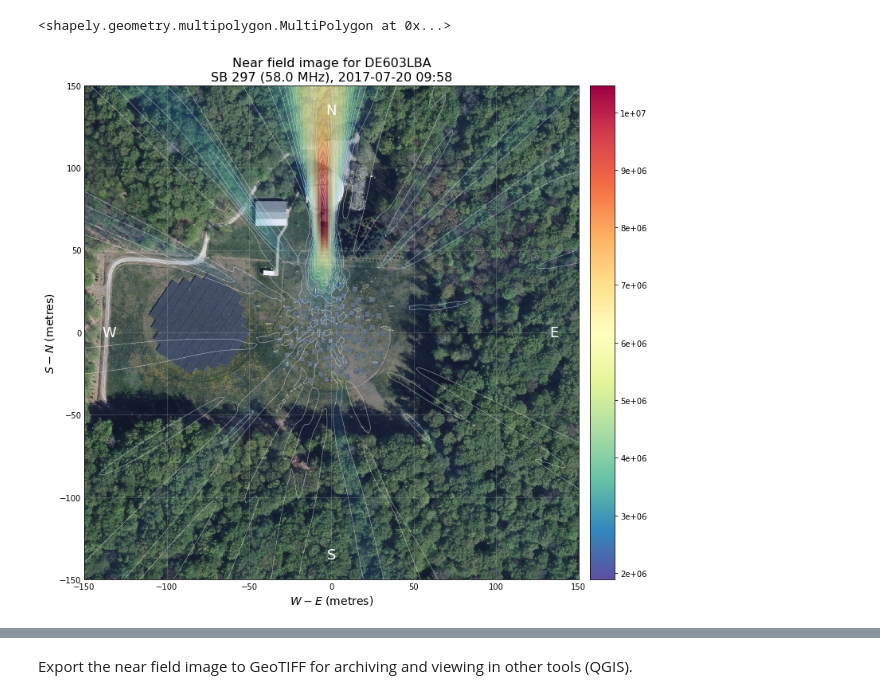
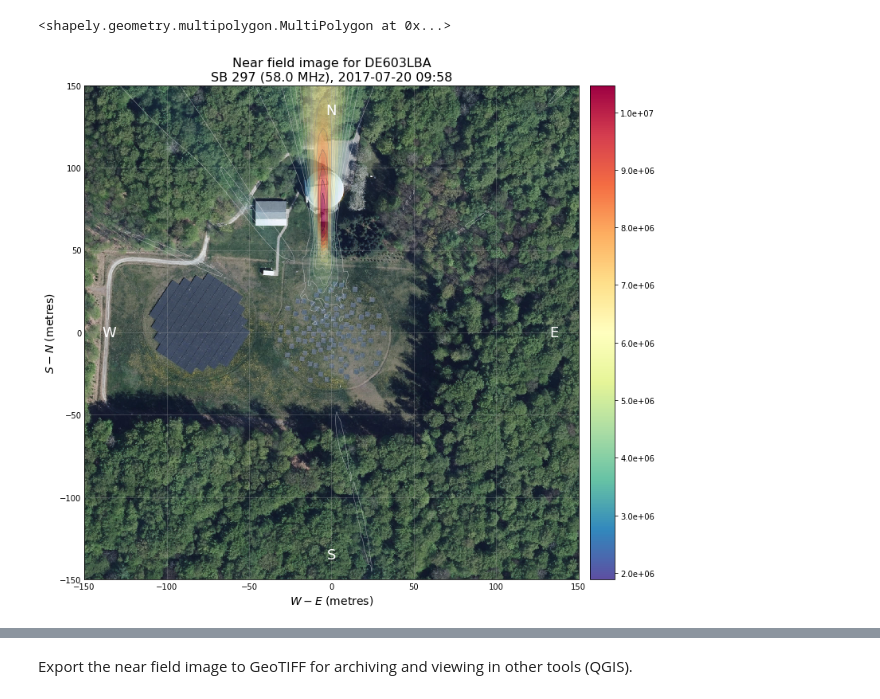
Before and after one commit to lofar-astron/lofarimaging, a Jupyter notebook: LOFAR LBA imaging tutorial v4.ipynb, the cells around one changed output, grey strips where cells are left out. Saved outputs shown, nothing was run; the diff lists cells and outputs as text; code cells hidden in the pictures.

```diff
--- a/LOFAR LBA imaging tutorial v4.ipynb
+++ b/LOFAR LBA imaging tutorial v4.ipynb
@@ -215,3 +206,5 @@ station_pqr = station_pqr.astype('float32')
+# %%
+station_pqr = get_station_pqr(station_name, station_type, array_type, db)
 # %%
 # For every antenna, calculate the distance between it and every other antenna
 baselines = station_pqr[:, np.newaxis, :] - station_pqr[np.newaxis, :, :]
@@ -224,8 +217,8 @@ plt.scatter(baselines[:,:,0], baselines[:,:,1], facecolor='k', edgecolor='k', s=
 [figure]
 # %%
 # Account for the rotation
-rotation = np.rad2deg(db.rotation_from_north(station))
-print ('Rotation for %s: %.2f deg' % (station,rotation))
+rotation = np.rad2deg(db.rotation_from_north(station_name))
+print ('Rotation for %s: %.2f deg' % (station_name, rotation))
 # %% [output]
 Rotation for DE603LBA: 3.84 deg
 # %%
@@ -303,59 +332,63 @@ outer_extent_xyz = extent_from_shapely(*(to_plot_xyz.envelope.bounds)) # Extent
 import lofargeotiff
 # %%
 # Convert bottom left and upper right to PQR just for lofargeo
-pmin, qmin, _ = db.pqr_to_localnorth(station).T @ (np.array([extent[0], extent[2], 0]))
-pmax, qmax, _ = db.pqr_to_localnorth(station).T @ (np.array([extent[1], extent[3], 0]))
-lon_center, lat_center, _ = lofargeotiff.pqr_to_longlatheight([0,0,0], station)
-lon_min, lat_min, _ = lofargeotiff.pqr_to_longlatheight([pmin, qmin, 0], station)
-lon_max, lat_max, _ = lofargeotiff.pqr_to_longlatheight([pmax, qmax, 0], station)
+pmin, qmin, _ = db.pqr_to_localnorth(station_name).T @ (np.array([extent[0], extent[2], 0]))
+pmax, qmax, _ = db.pqr_to_localnorth(station_name).T @ (np.array([extent[1], extent[3], 0]))
+lon_center, lat_center, _ = lofargeotiff.pqr_to_longlatheight([0, 0, 0], station_name)
+lon_min, lat_min, _ = lofargeotiff.pqr_to_longlatheight([pmin, qmin, 0], station_name)
+lon_max, lat_max, _ = lofargeotiff.pqr_to_longlatheight([pmax, qmax, 0], station_name)
 
 # Convert bottom left and upper right to PQR just for lofargeo
-outer_pmin, outer_qmin, _ = db.pqr_to_localnorth(station).T @ (np.array([outer_extent_xyz[0], outer_extent_xyz[2], 0]))
-outer_pmax, outer_qmax, _ = db.pqr_to_localnorth(station).T @ (np.array([outer_extent_xyz[1], outer_extent_xyz[3], 0]))
-outer_lon_min, outer_lat_min, _ = lofargeotiff.pqr_to_longlatheight([outer_pmin, outer_qmin, 0], station)
-outer_lon_max, outer_lat_max, _ = lofargeotiff.pqr_to_longlatheight([outer_pmax, outer_qmax, 0], station)
+outer_pmin, outer_qmin, _ = db.pqr_to_localnorth(station_name).T @ (np.array([outer_extent_xyz[0], outer_extent_xyz[2], 0]))
+outer_pmax, outer_qmax, _ = db.pqr_to_localnorth(station_name).T @ (np.array([outer_extent_xyz[1], outer_extent_xyz[3], 0]))
+outer_lon_min, outer_lat_min, _ = lofargeotiff.pqr_to_longlatheight([outer_pmin, outer_qmin, 0], station_name)
+outer_lon_max, outer_lat_max, _ = lofargeotiff.pqr_to_longlatheight([outer_pmax, outer_qmax, 0], station_name)
 # %%
 background_image = get_background_image(lon_min, lon_max, lat_min, lat_max, 19)
 # %%
-# Make colors semi-transparent in the lower quarter of the scale
+# Make colors semi-transparent in the lower 3/4 of the scale
 cmap = cm.Spectral_r
 cmap_with_alpha = cmap(np.arange(cmap.N))
-cmap_with_alpha[:,-1] = np.clip(np.linspace(0, 4, cmap.N), 0., 1.)
+cmap_with_alpha[:, -1] = np.clip(np.linspace(0, 1.5, cmap.N), 0., 1.)
 cmap_with_alpha = ListedColormap(cmap_with_alpha)
 # %%
 # Plot the resulting image
-fig = plt.figure(figsize=(10,10), constrained_layout=True)
+fig = plt.figure(figsize=(10, 10), constrained_layout=True)
 ax = fig.add_subplot(111, ymargin=-0.4)
 ax.imshow(background_image, extent=extent)
-cimg = ax.imshow(img_rotated, origin='lower', cmap=cmap_with_alpha, extent=outer_extent_xyz, alpha=0.7)
+cimg = ax.imshow(img_rotated, origin='lower', cmap=cmap_with_alpha, extent=outer_extent_xyz,
+                 alpha=0.7, vmin=None, vmax=None)
+
 divider = make_axes_locatable(ax)
 cax = divider.append_axes("right", size="5%", pad=0.2, axes_class=maxes.Axes)
-cbar = fig.colorbar(cimg, cax=cax, orientation="vertical", format="%.0e")
+cbar = fig.colorbar(cimg, cax=cax, orientation="vertical", format="%.1e")
 cbar.set_alpha(1.0)
 cbar.draw_all()
-#cbar.set_ticks([])
+# cbar.set_ticks([])
 
 ax.set_xlabel('$W-E$ (metres)', fontsize=14)
 ax.set_ylabel('$S-N$ (metres)', fontsize=14)
 
-ax.set_title(f"Near field image for {station}\nSB {subband} ({freq/1e6:.1f} MHz), {str(obsdate)[:16]}", fontsize=16)
+ax.set_title(f"Near field image for {station_name}\nSB {subband} ({freq / 1e6:.1f} MHz), {str(obstime)[:16]}", fontsize=16)
 
 # Change limits to match the original specified extent in the localnorth frame
 ax.set_xlim(extent[0], extent[1])
 ax.set_ylim(extent[2], extent[3])
 ax.tick_params(axis='both', which='both', length=0)
 
 # Place the NSEW coordinate directions
 ax.text(0.95, 0.5, 'E', color='w', fontsize=18, transform=ax.transAxes, horizontalalignment='center', verticalalignment='center')
 ax.text(0.05, 0.5, 'W', color='w', fontsize=18, transform=ax.transAxes, horizontalalignment='center', verticalalignment='center')
 ax.text(0.5, 0.95, 'N', color='w', fontsize=18, transform=ax.transAxes, horizontalalignment='center', verticalalignment='center')
 ax.text(0.5, 0.05, 'S', color='w', fontsize=18, transform=ax.transAxes, horizontalalignment='center', verticalalignment='center')
 
-ax.contour(img_rotated, 30, origin='lower', cmap=cm.Greys, extent=outer_extent_xyz, linewidths=0.5, alpha=0.7)
+ground_vmin_img, ground_vmax_img = cimg.get_clim()
+ax.contour(img_rotated, np.linspace(ground_vmin_img, ground_vmax_img, 15), origin='lower', cmap=cm.Greys,
+           extent=outer_extent_xyz, linewidths=0.5, alpha=0.6)
 ax.grid(True, alpha=0.3)
 plt.savefig(f"results/{fname}_nearfield_calibrated.png", bbox_inches='tight', dpi=200)
 # %% [output]
-[figure, old version]
+[figure, new version]
 # %%
 plt.imsave(f"results/{fname}_nearfield_calibrated_noaxes.png", img_rotated,
            cmap=cmap_with_alpha, origin='lower')
```
Also changed, not shown: parts of 22 cells of this notebook, 1 other file.
